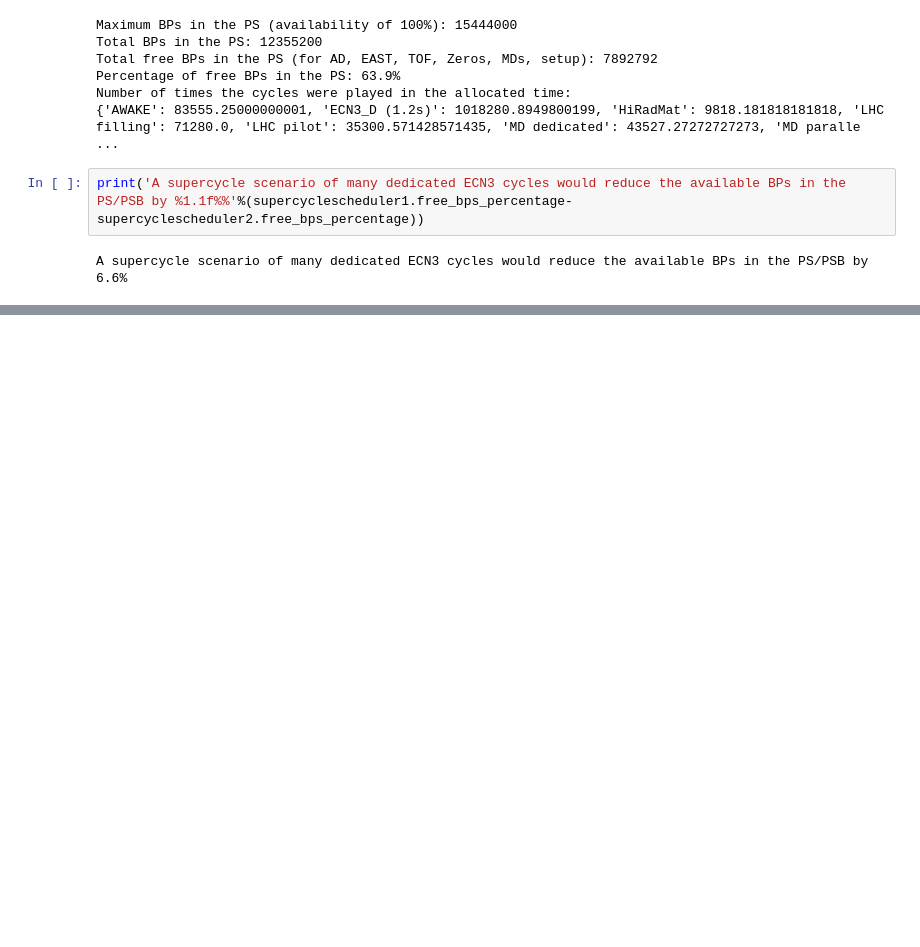
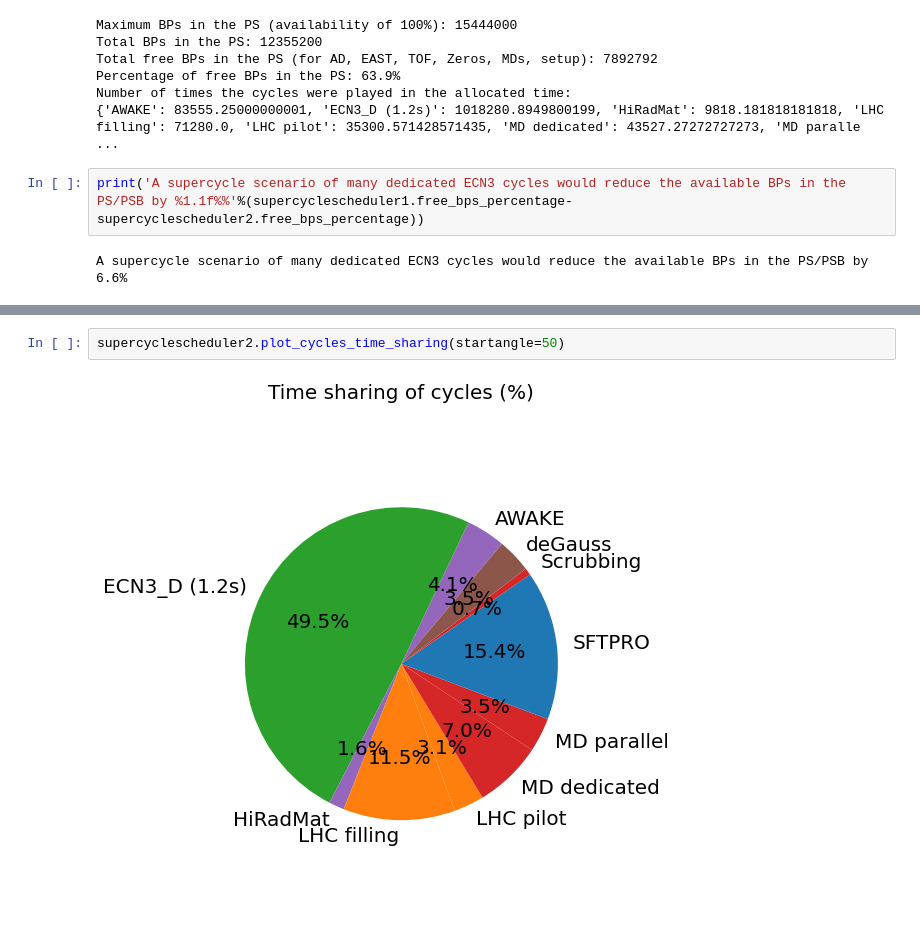
Before and after one commit to tprebiba/super-cycle-modelling, a Jupyter notebook: 02_calculate_future_BP_reduction_for_injectors.ipynb, the cells around one changed output, grey strips where cells are left out. Drawn from its saved outputs; the diff is of its cells as text; blank space fills up the shorter version.

```diff
--- a/02_calculate_future_BP_reduction_for_injectors.ipynb
+++ b/02_calculate_future_BP_reduction_for_injectors.ipynb
@@ -136,0 +149,4 @@ A supercycle scenario of many dedicated ECN3 cycles would reduce the available B
+# %%
+supercyclescheduler2.plot_cycles_time_sharing(startangle=50)
+# %% [output]
+[figure, added]
```
Also changed, not shown: parts of 3 cells of this notebook, 2 other files.
